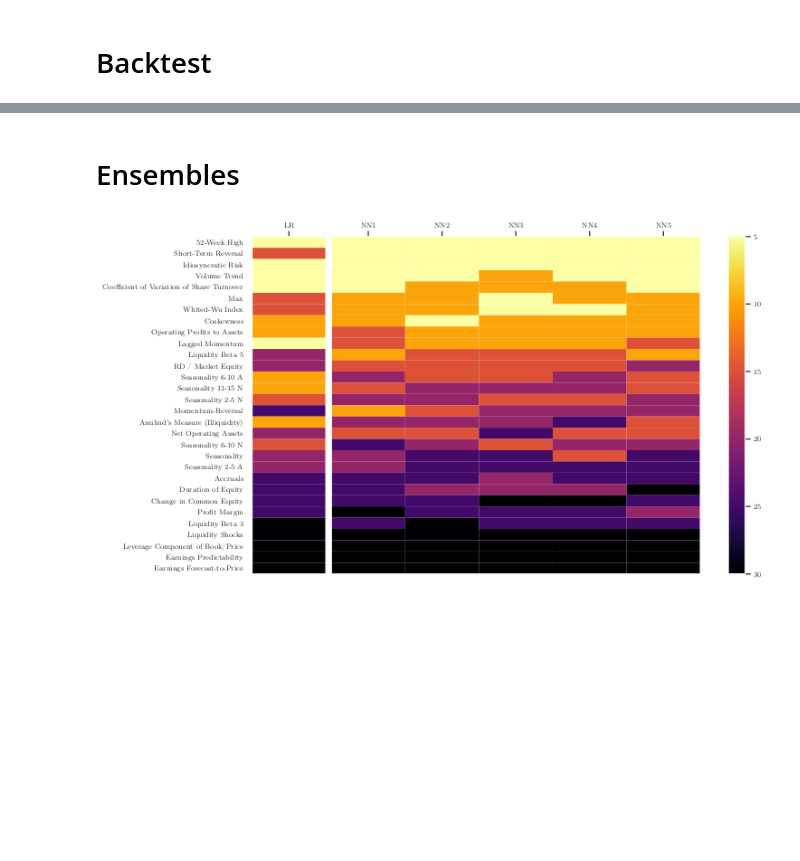
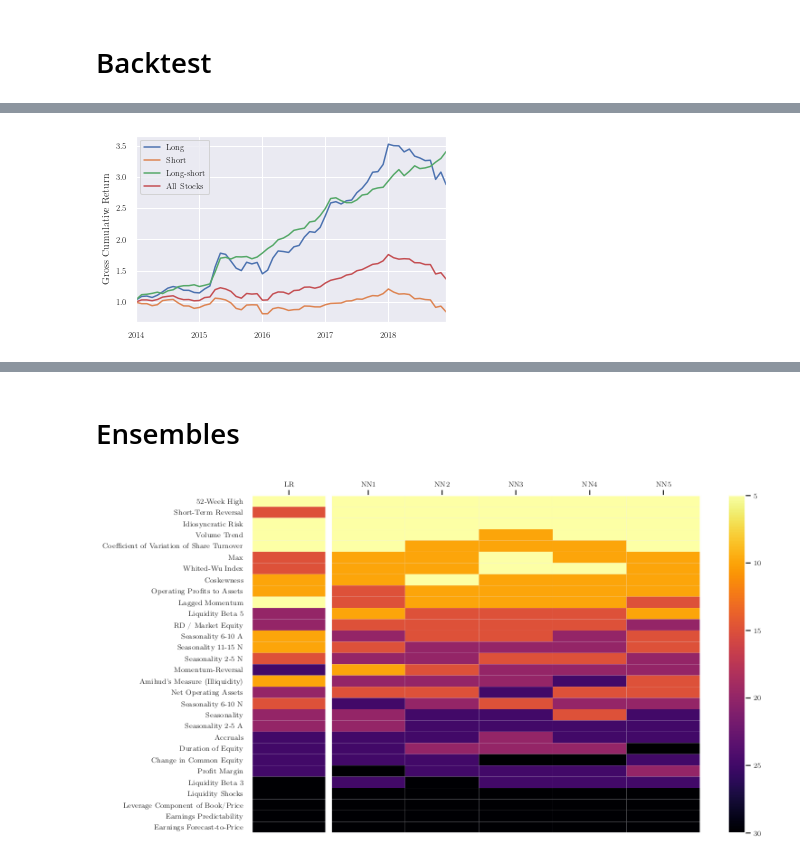
Before and after one commit to karolinachalupova/DiplomaThesis, a Jupyter notebook: results_plots.ipynb, the cells around one changed output, grey strips where cells are left out. Saved outputs shown, nothing was run; the diff lists cells and outputs as text; code cells hidden in the pictures; blank space fills up the shorter version.

```diff
--- a/results_plots.ipynb
+++ b/results_plots.ipynb
@@ -31 +103,5 @@ sharpe_ratio(r["Long-short"],period='monthly')
+# %%
+plot_cumulative_returns(r_NN1)
+# %% [output]
+[figure, added]
 # %%
```
Also changed, not shown: parts of 46 cells of this notebook.
